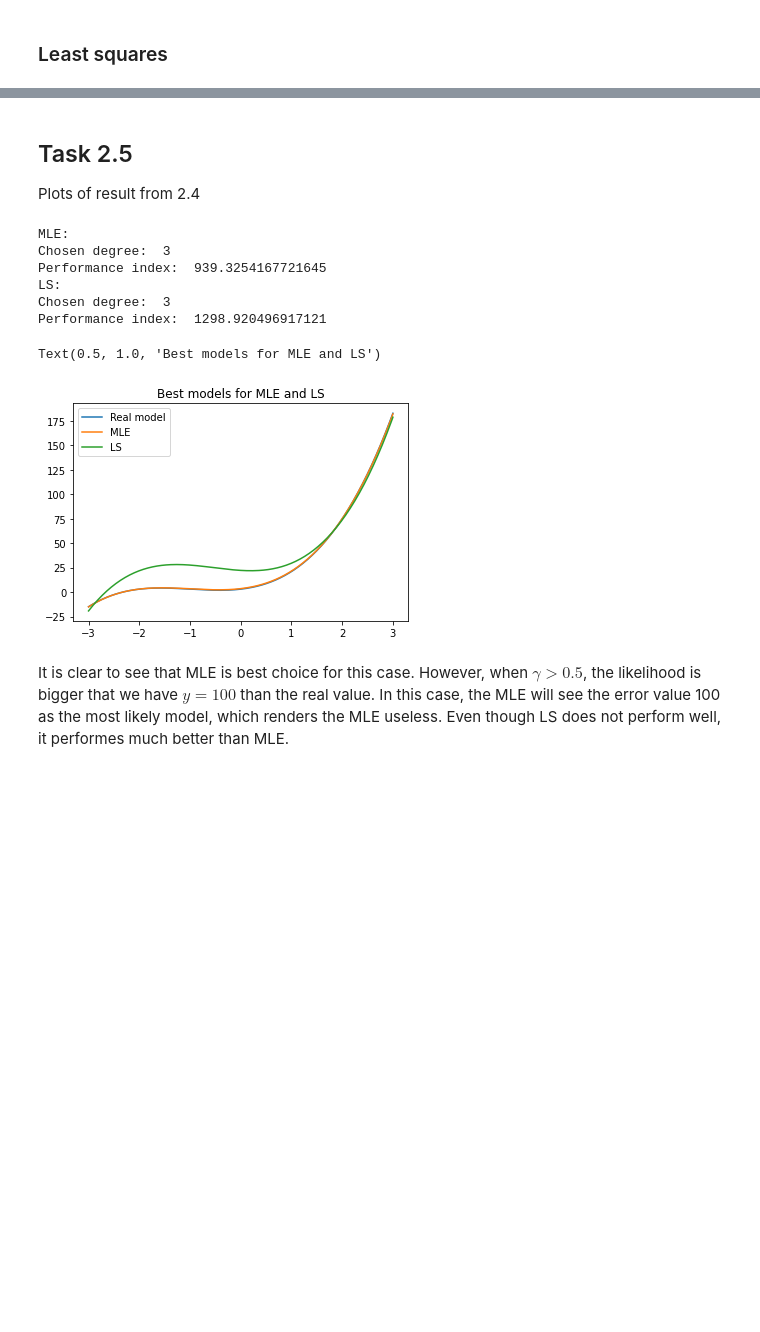
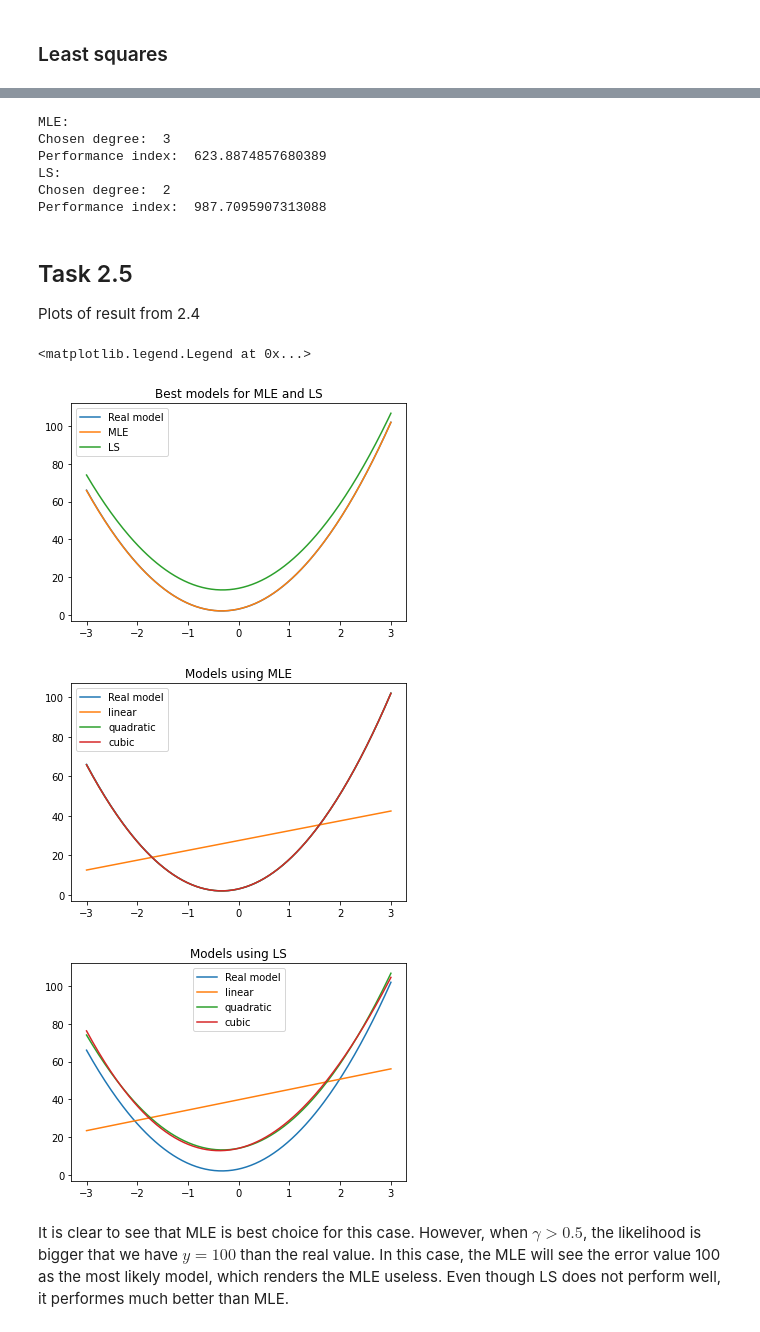
Before and after one commit to petteska/TTK4260-Imuda, a Jupyter notebook: Assignments/Multivariat Assignment 2.ipynb, the cells around one changed output, grey strips where cells are left out. Saved outputs shown, nothing was run; the diff lists cells and outputs as text; code cells hidden in the pictures; blank space fills up the shorter version.

```diff
--- a/Assignments/Multivariat Assignment 2.ipynb
+++ b/Assignments/Multivariat Assignment 2.ipynb
@@ -50,7 +51,7 @@ N = 201 # Number of measurements
 u = np.linspace(-3,3,N) # "Measured" inputs.
 
 # Define true modell
-theta = [3,6,9,3] # Real parameters
+theta = [3,6,9] # Real parameters
 
 ymod = arbitrary_poly(theta)
 
@@ -271,7 +274,7 @@ def performance_index(model, test_input, test_output):
     # output = model output, in this case y
     return sum(abs(model(test_input) - test_output))
 # %%
-# Test:
+# Test for linear, quadratic and cubic model
 deg_list = [1,2,3]
 
 # MLE:
@@ -291,25 +294,44 @@ print("Performance index: ", p_i_mle)
 print("LS:")
 print("Chosen degree: ", deg_ls)
 print("Performance index: ", p_i_ls)
+# %% [output]
+MLE:
+Chosen degree:  3
+Performance index:  623.8874857680389
+LS:
+Chosen degree:  2
+Performance index:  987.7095907313088
 # %% [markdown]
 ## Task 2.5
 Plots of result from 2.4
 # %%
 plt.figure()
 plt.plot(u,yreal)
 plt.plot(u,mod_mle(u))
 plt.plot(u,mod_ls(u))
 plt.legend(['Real model', 'MLE','LS'])
 plt.title('Best models for MLE and LS')
+
+plt.figure()
+plt.plot(u,yreal)
+plt.plot(u,mods_mle[0](u))
+plt.plot(u,mods_mle[1](u))
+plt.plot(u,mods_mle[2](u))
+plt.title('Models using MLE')
+plt.legend(['Real model', 'linear','quadratic','cubic'])
+
+plt.figure()
+plt.plot(u,yreal)
+plt.plot(u,mods_ls[0](u))
+plt.plot(u,mods_ls[1](u))
+plt.plot(u,mods_ls[2](u))
+plt.title('Models using LS')
+plt.legend(['Real model', 'linear','quadratic','cubic'])
 # %% [output]
-MLE:
-Chosen degree:  3
-Performance index:  939.3254167721645
-LS:
-Chosen degree:  3
-Performance index:  1298.920496917121
+<matplotlib.legend.Legend at 0x...>
-Text(0.5, 1.0, 'Best models for MLE and LS')
-[figure, old version]
+[figure, new version]
+[figure, added]
+[figure, added]
 # %% [markdown]
 It is clear to see that MLE is best choice for this case. However, when $\gamma>0.5$, the likelihood is bigger that we have $y=100$ than the real value. In this case, the MLE will see the error value 100 as the most likely model, which renders the MLE useless. Even though LS does not perform well, it performes much better than MLE.
 # %% [markdown]
```
Also changed, not shown: parts of 9 cells of this notebook, 1 other file.
